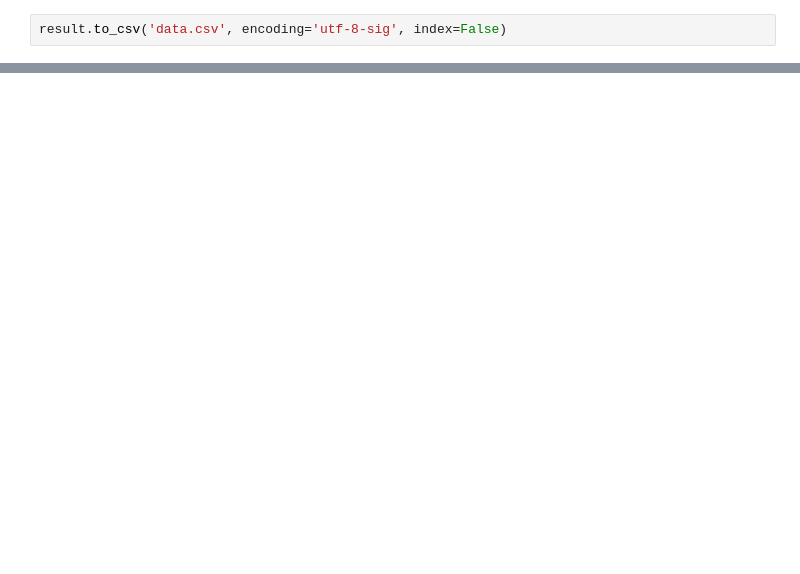
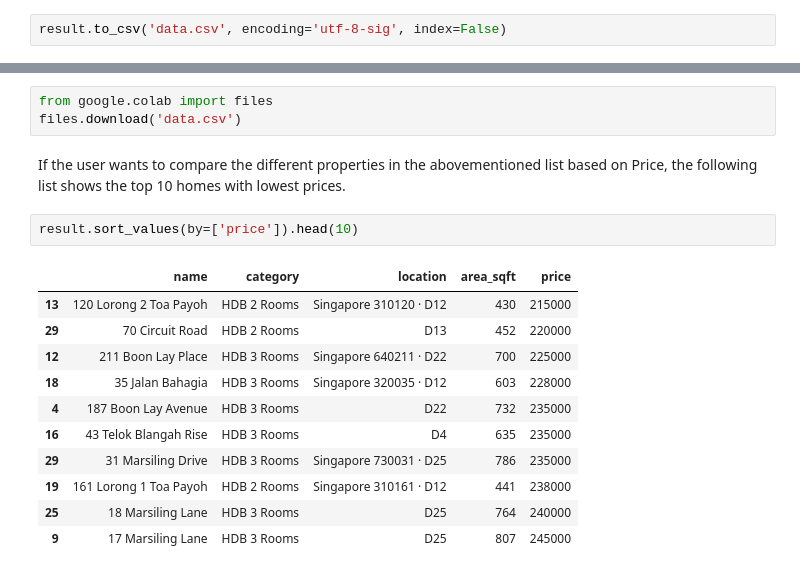
Before and after one commit to azuretime/Citibank-Housing-Loan, a Jupyter notebook: WebCrawler.ipynb, the cells around one changed output, grey strips where cells are left out. Saved outputs shown, nothing was run; the diff lists cells and outputs as text; blank space fills up the shorter version.

```diff
--- a/WebCrawler.ipynb
+++ b/WebCrawler.ipynb
@@ -79,0 +100,19 @@ result.to_csv('data.csv', encoding='utf-8-sig', index=False)
+# %%
+from google.colab import files
+files.download('data.csv')
+# %% [markdown]
+If the user wants to compare the different properties in the abovementioned list based on Price, the following list shows the top 10 homes with lowest prices.
+# %%
+result.sort_values(by=['price']).head(10)
+# %% [output]
+|  | name | category | location | area_sqft | price |
+| 13 | 120 Lorong 2 Toa Payoh | HDB 2 Rooms | Singapore 310120 · D12 | 430 | 215000 |
+| 29 | 70 Circuit Road | HDB 2 Rooms | D13 | 452 | 220000 |
+| 12 | 211 Boon Lay Place | HDB 3 Rooms | Singapore 640211 · D22 | 700 | 225000 |
+| 18 | 35 Jalan Bahagia | HDB 3 Rooms | Singapore 320035 · D12 | 603 | 228000 |
+| 4 | 187 Boon Lay Avenue | HDB 3 Rooms | D22 | 732 | 235000 |
+| 16 | 43 Telok Blangah Rise | HDB 3 Rooms | D4 | 635 | 235000 |
+| 29 | 31 Marsiling Drive | HDB 3 Rooms | Singapore 730031 · D25 | 786 | 235000 |
+| 19 | 161 Lorong 1 Toa Payoh | HDB 2 Rooms | Singapore 310161 · D12 | 441 | 238000 |
+| 25 | 18 Marsiling Lane | HDB 3 Rooms | D25 | 764 | 240000 |
+| 9 | 17 Marsiling Lane | HDB 3 Rooms | D25 | 807 | 245000 |
```
Also changed, not shown: parts of 16 cells of this notebook.
